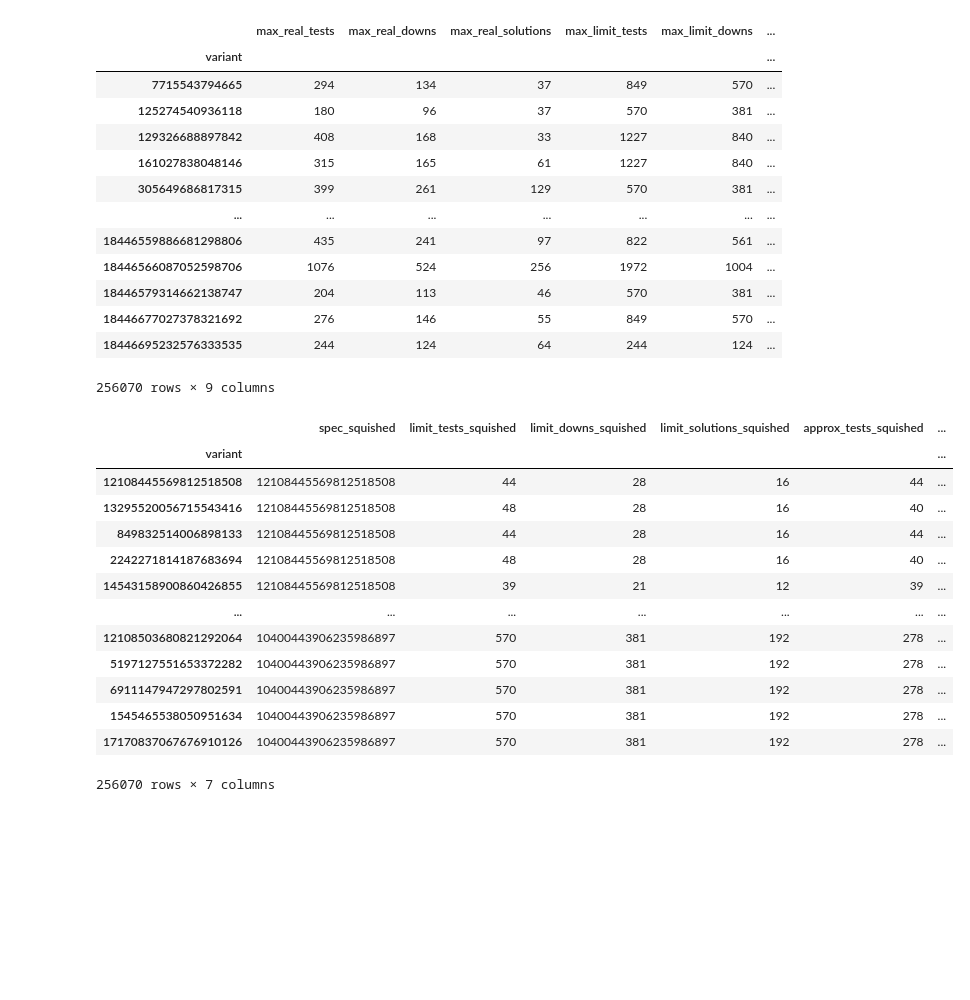
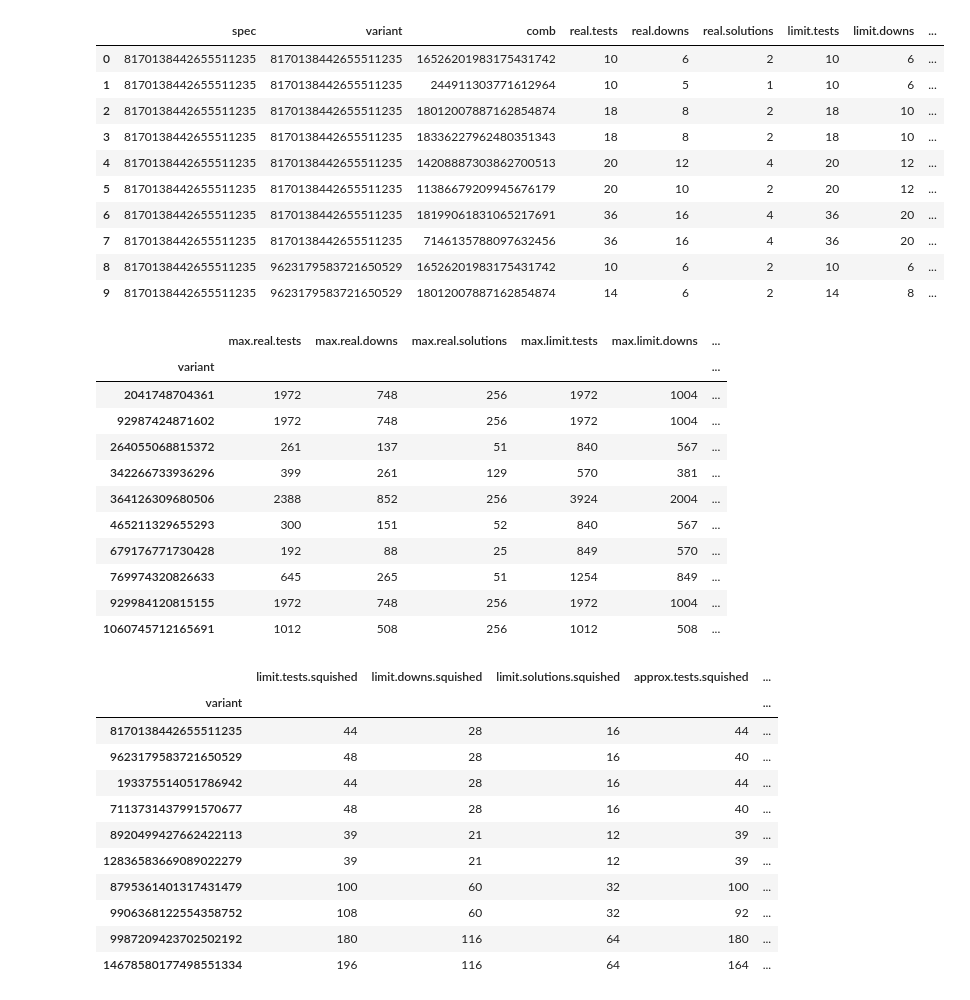
Before and after one commit to PaulRaUnite/ccsl-rs, a Jupyter notebook: plotter/comparison.ipynb, the cells around one changed output. Saved outputs shown, nothing was run; the diff lists cells and outputs as text; code cells hidden in the pictures; blank space fills up the shorter version.

```diff
--- a/plotter/comparison.ipynb
+++ b/plotter/comparison.ipynb
@@ -2,42 +2,51 @@
 import numpy as np
 
 import pandas as pd
-df = pd.read_parquet("./data.parquet")
-df
+df = pd.read_parquet("./data.parquet", engine="fastparquet")
+df.head(10)
+# %% [output]
+|  | spec | variant | comb | real.tests | real.downs | real.solutions | limit.tests | limit.downs | ... |
+| 0 | 8170138442655511235 | 8170138442655511235 | 16526201983175431742 | 10 | 6 | 2 | 10 | 6 | ... |
+| 1 | 8170138442655511235 | 8170138442655511235 | 244911303771612964 | 10 | 5 | 1 | 10 | 6 | ... |
+| 2 | 8170138442655511235 | 8170138442655511235 | 18012007887162854874 | 18 | 8 | 2 | 18 | 10 | ... |
+| 3 | 8170138442655511235 | 8170138442655511235 | 18336227962480351343 | 18 | 8 | 2 | 18 | 10 | ... |
+| 4 | 8170138442655511235 | 8170138442655511235 | 14208887303862700513 | 20 | 12 | 4 | 20 | 12 | ... |
+| 5 | 8170138442655511235 | 8170138442655511235 | 11386679209945676179 | 20 | 10 | 2 | 20 | 12 | ... |
+| 6 | 8170138442655511235 | 8170138442655511235 | 18199061831065217691 | 36 | 16 | 4 | 36 | 20 | ... |
+| 7 | 8170138442655511235 | 8170138442655511235 | 7146135788097632456 | 36 | 16 | 4 | 36 | 20 | ... |
+| 8 | 8170138442655511235 | 9623179583721650529 | 16526201983175431742 | 10 | 6 | 2 | 10 | 6 | ... |
+| 9 | 8170138442655511235 | 9623179583721650529 | 18012007887162854874 | 14 | 6 | 2 | 14 | 8 | ... |
 # %%
-maximums = df.groupby(["variant"]).max().loc[:, "real_tests":].add_prefix("max_")
-maximums
+maximums = df.groupby(["variant"]).max().loc[:, "real.tests":].add_prefix("max.")
+maximums.head(10)
 # %% [output]
-|  | max_real_tests | max_real_downs | max_real_solutions | max_limit_tests | max_limit_downs | ... |
+|  | max.real.tests | max.real.downs | max.real.solutions | max.limit.tests | max.limit.downs | ... |
 | variant |  |  |  |  |  | ... |
-| 7715543794665 | 294 | 134 | 37 | 849 | 570 | ... |
-| 125274540936118 | 180 | 96 | 37 | 570 | 381 | ... |
-| 129326688897842 | 408 | 168 | 33 | 1227 | 840 | ... |
-| 161027838048146 | 315 | 165 | 61 | 1227 | 840 | ... |
-| 305649686817315 | 399 | 261 | 129 | 570 | 381 | ... |
-| ... | ... | ... | ... | ... | ... | ... |
-| 18446559886681298806 | 435 | 241 | 97 | 822 | 561 | ... |
-| 18446566087052598706 | 1076 | 524 | 256 | 1972 | 1004 | ... |
-| 18446579314662138747 | 204 | 113 | 46 | 570 | 381 | ... |
-| 18446677027378321692 | 276 | 146 | 55 | 849 | 570 | ... |
-| 18446695232576333535 | 244 | 124 | 64 | 244 | 124 | ... |
+| 2041748704361 | 1972 | 748 | 256 | 1972 | 1004 | ... |
+| 92987424871602 | 1972 | 748 | 256 | 1972 | 1004 | ... |
+| 264055068815372 | 261 | 137 | 51 | 840 | 567 | ... |
+| 342266733936296 | 399 | 261 | 129 | 570 | 381 | ... |
+| 364126309680506 | 2388 | 852 | 256 | 3924 | 2004 | ... |
+| 465211329655293 | 300 | 151 | 52 | 840 | 567 | ... |
+| 679176771730428 | 192 | 88 | 25 | 849 | 570 | ... |
+| 769974320826633 | 645 | 265 | 51 | 1254 | 849 | ... |
+| 929984120815155 | 1972 | 748 | 256 | 1972 | 1004 | ... |
+| 1060745712165691 | 1012 | 508 | 256 | 1012 | 508 | ... |
-256070 rows × 9 columns
 # %%
-squished = pd.read_csv("./squished.csv").set_index("variant").add_suffix("_squished")
-squished
+squished = pd.read_parquet("./squished.parquet", engine="fastparquet").set_index("variant").add_suffix(".squished")
+squished = squished.loc[:, "limit.tests.squished":]
+squished.head(10)
 # %% [output]
-|  | spec_squished | limit_tests_squished | limit_downs_squished | limit_solutions_squished | approx_tests_squished | ... |
-| variant |  |  |  |  |  | ... |
-| 12108445569812518508 | 12108445569812518508 | 44 | 28 | 16 | 44 | ... |
-| 13295520056715543416 | 12108445569812518508 | 48 | 28 | 16 | 40 | ... |
-| 849832514006898133 | 12108445569812518508 | 44 | 28 | 16 | 44 | ... |
-| 2242271814187683694 | 12108445569812518508 | 48 | 28 | 16 | 40 | ... |
-| 14543158900860426855 | 12108445569812518508 | 39 | 21 | 12 | 39 | ... |
-| ... | ... | ... | ... | ... | ... | ... |
-| 12108503680821292064 | 10400443906235986897 | 570 | 381 | 192 | 278 | ... |
-| 5197127551653372282 | 10400443906235986897 | 570 | 381 | 192 | 278 | ... |
-| 6911147947297802591 | 10400443906235986897 | 570 | 381 | 192 | 278 | ... |
-| 1545465538050951634 | 10400443906235986897 | 570 | 381 | 192 | 278 | ... |
-| 17170837067676910126 | 10400443906235986897 | 570 | 381 | 192 | 278 | ... |
+|  | limit.tests.squished | limit.downs.squished | limit.solutions.squished | approx.tests.squished | ... |
+| variant |  |  |  |  | ... |
+| 8170138442655511235 | 44 | 28 | 16 | 44 | ... |
+| 9623179583721650529 | 48 | 28 | 16 | 40 | ... |
+| 193375514051786942 | 44 | 28 | 16 | 44 | ... |
+| 7113731437991570677 | 48 | 28 | 16 | 40 | ... |
+| 8920499427662422113 | 39 | 21 | 12 | 39 | ... |
+| 12836583669089022279 | 39 | 21 | 12 | 39 | ... |
+| 8795361401317431479 | 100 | 60 | 32 | 100 | ... |
+| 9906368122554358752 | 108 | 60 | 32 | 92 | ... |
+| 9987209423702502192 | 180 | 116 | 64 | 180 | ... |
+| 14678580177498551334 | 196 | 116 | 64 | 164 | ... |
-256070 rows × 7 columns
 # %%
```
Also changed, not shown: parts of 15 cells of this notebook, 2 other files.
